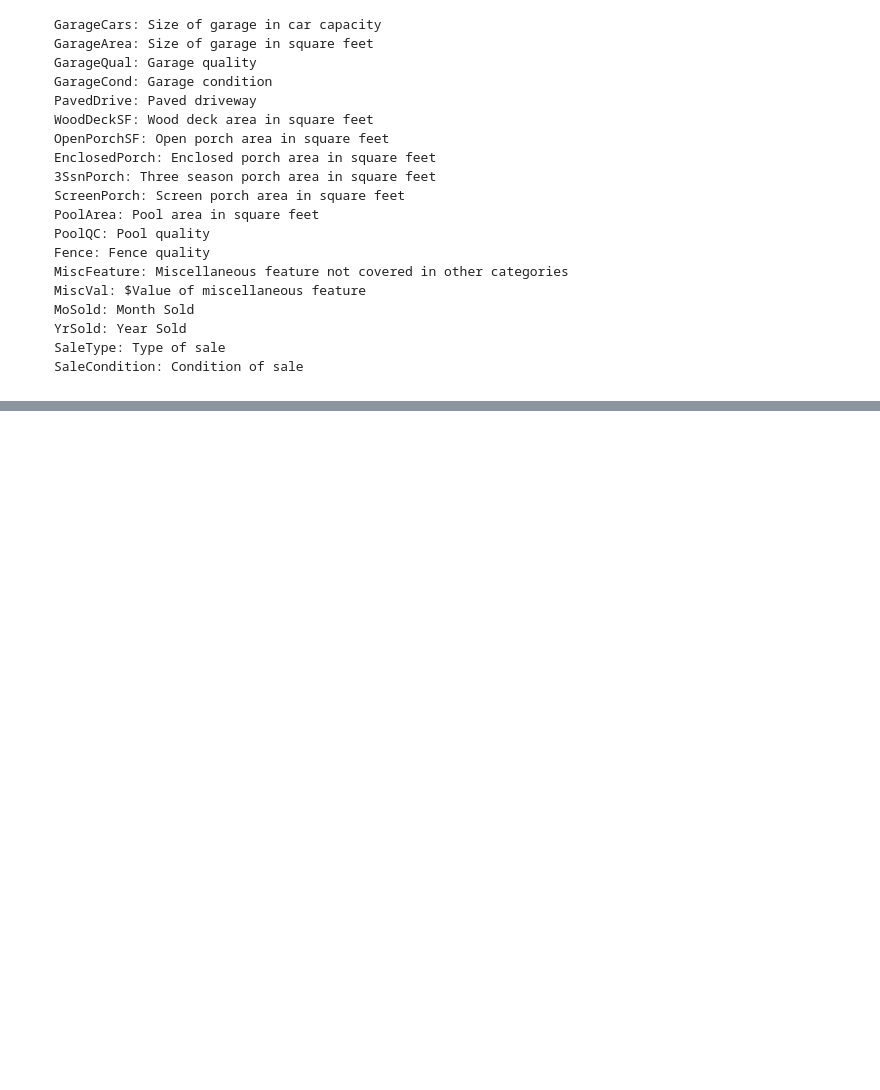
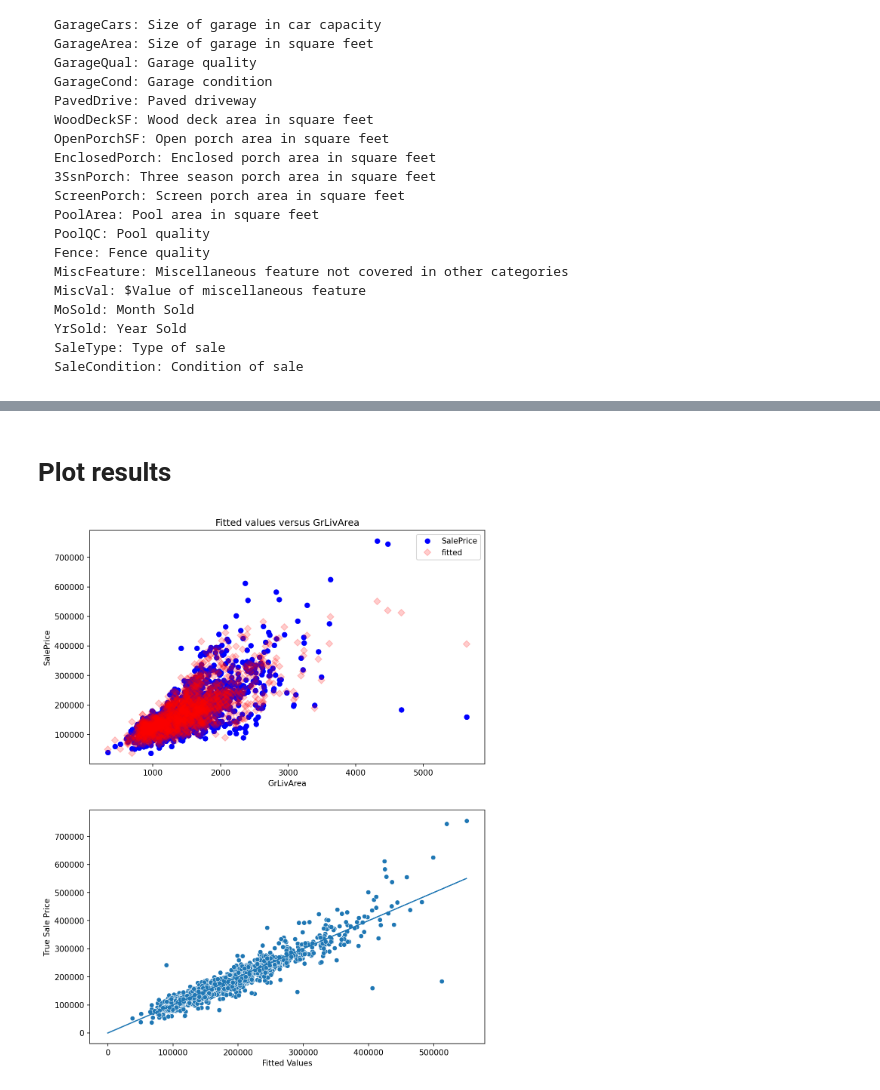
Before and after one commit to cb-ds-1/m3-3-engineering-regression, a Jupyter notebook: workshop.ipynb, the cells around one changed output, grey strips where cells are left out. Saved outputs shown, nothing was run; the diff lists cells and outputs as text; code cells hidden in the pictures; blank space fills up the shorter version.

```diff
--- a/workshop.ipynb
+++ b/workshop.ipynb
@@ -714,3 +715,5 @@ Here are the features you can use (or engineer into new features!) for your `X`
     YrSold: Year Sold
     SaleType: Type of sale
     SaleCondition: Condition of sale
+# %%
+df = pd.read_csv('data/house_price.csv')
@@ -716,0 +913,11 @@ Here are the features you can use (or engineer into new features!) for your `X`
+# %% [markdown]
+# Plot results
+# %%
+fig, (ax1, ax2) = plt.subplots(2,1, dpi=150, figsize=(9,12))
+sm.graphics.plot_fit(est, 'GrLivArea', vlines=False,alpha=0.2,ax=ax1);
+sns.scatterplot(x=est.fittedvalues, y=y, ax=ax2)
+sns.lineplot(x=[0,550000], y=[0,550000], ax=ax2)
+ax2.set_xlabel('Fitted Values')
+ax2.set_ylabel('True Sale Price');
+# %% [output]
+[figure, added]
```
Also changed, not shown: parts of 9 cells of this notebook.
